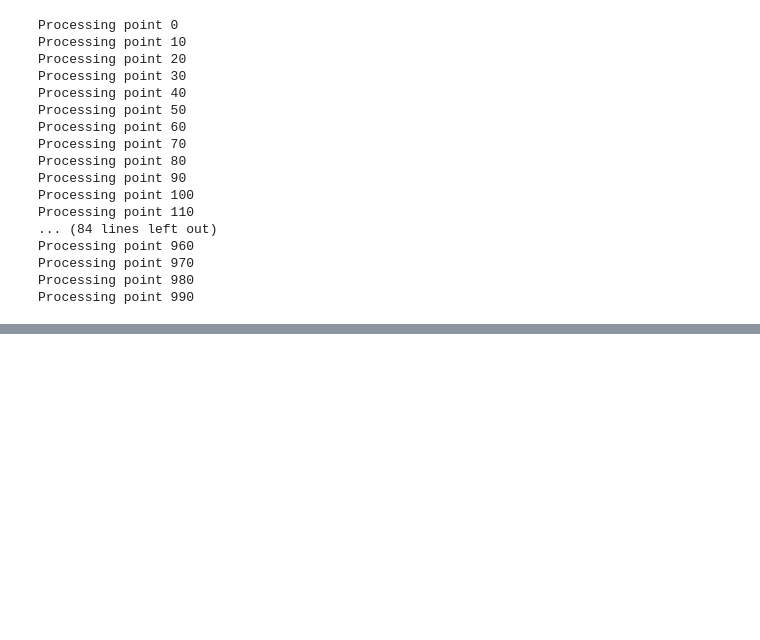
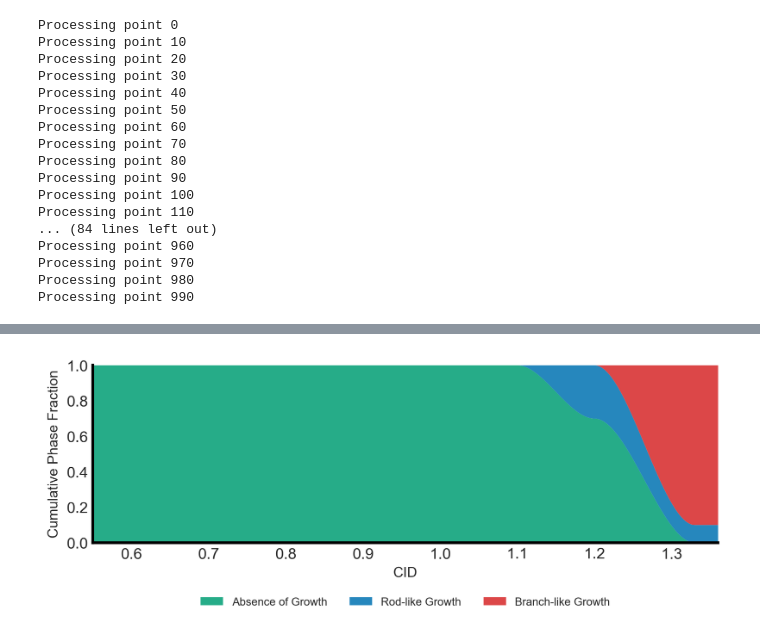
Before and after one commit to jaime-berkovich/Conway_Trees, a Jupyter notebook: Python Scripts and Data/Voxel_Number_Phase_Transition.ipynb, the cells around one changed output, grey strips where cells are left out. Saved outputs shown, nothing was run; the diff lists cells and outputs as text; code cells hidden in the pictures; blank space fills up the shorter version.

```diff
--- a/Python Scripts and Data/Voxel_Number_Phase_Transition.ipynb
+++ b/Python Scripts and Data/Voxel_Number_Phase_Transition.ipynb
@@ -180,0 +253,36 @@ plot_results(df, point_sizes)
+# %%
+# ── PHASE-DIAGRAM FIGURE ───────────────────────────────────────
+import matplotlib.pyplot as plt
+
+fig, ax = plt.subplots(figsize=(7.01, 3), dpi=300)
+
+# stacked area plot
+ax.stackplot(x,
+             green, blue, red,
+             colors=['#009E73', '#0072B2', '#D62728'],
+             labels=['Absence of Growth', 'Rod-like Growth', 'Branch-like Growth'],
+             alpha=0.85, linewidth=0)
+
+# axes limits & labels
+ax.set_xlim(0.55, 1.36)
+ax.set_ylim(0.0, 1.0)
+ax.set_xlabel('CID', fontsize=10)
+ax.set_ylabel('Cumulative Phase Fraction', fontsize=10)
+
+# neat spines
+for side in ['top', 'right']:
+    ax.spines[side].set_visible(False)
+for side in ['left', 'bottom']:
+    ax.spines[side].set_edgecolor('black'); ax.spines[side].set_linewidth(2)
+
+ax.tick_params(direction='in', left=True, bottom=True)
+
+ax.legend(frameon=False, fontsize=8, ncol=3,
+          loc='upper center', bbox_to_anchor=(0.5, -0.25))
+
+ax.tick_params(left=False, bottom=False)
+
+plt.tight_layout()
+plt.show()
+# %% [output]
+[figure, added]
```
Also changed, not shown: parts of 2 cells of this notebook, 1 other file.
